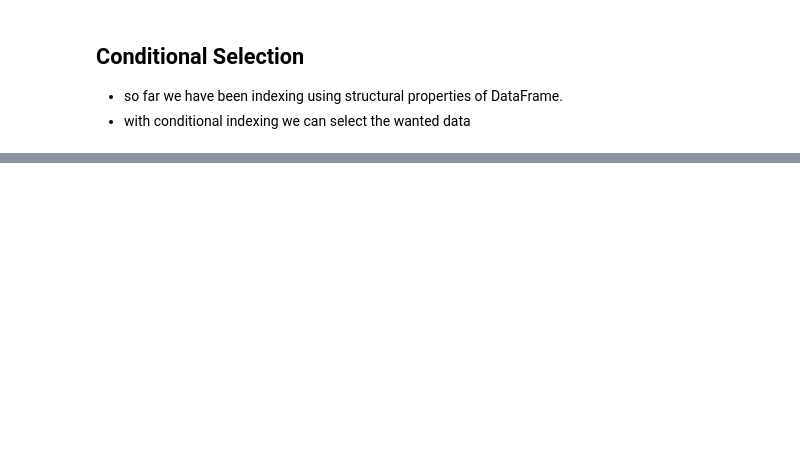
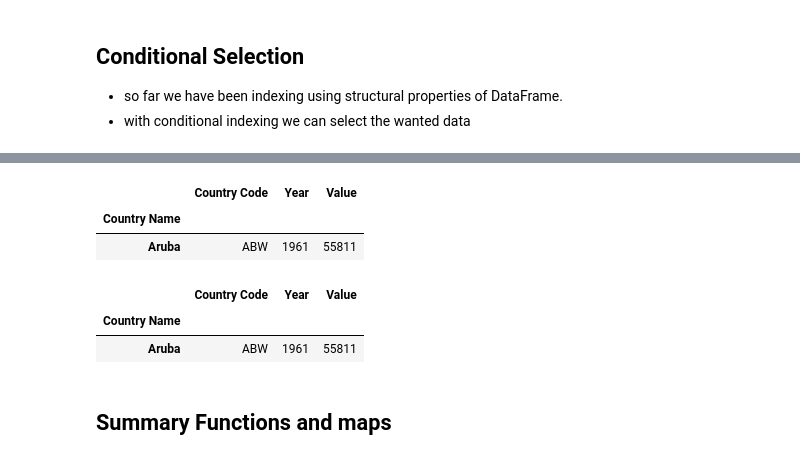
Before and after one commit to ameer-salam/Notes, a Jupyter notebook: Pandas.ipynb, the cells around one changed output, grey strips where cells are left out. Cells and saved outputs as stored; diff of their text form; code cells hidden in the pictures; blank space fills up the shorter version.

```diff
--- a/Pandas.ipynb
+++ b/Pandas.ipynb
@@ -252,3 +255,8 @@ print(data)
 
 * so far we have been indexing using structural properties of DataFrame.
 * with conditional indexing we can select the wanted data
+# %%
+import pandas as pd
+url = "https://raw.githubusercontent.com/datasets/population/main/data/population.csv"
+data = pd.read_csv(url, index_col=0)
+print(data.Value==55811)
@@ -254,0 +277,15 @@ print(data)
+# %%
+data.loc[data.Value==55811]
+# %% [output]
+|  | Country Code | Year | Value |
+| Country Name |  |  |  |
+| Aruba | ABW | 1961 | 55811 |
+# %%
+# use of |
+data.loc[(data.Value==55811) | (data.Value==55944)]
+# %% [output]
+|  | Country Code | Year | Value |
+| Country Name |  |  |  |
+| Aruba | ABW | 1961 | 55811 |
+# %% [markdown]
+## Summary Functions and maps
```
Also changed, not shown: parts of 10 cells of this notebook.
